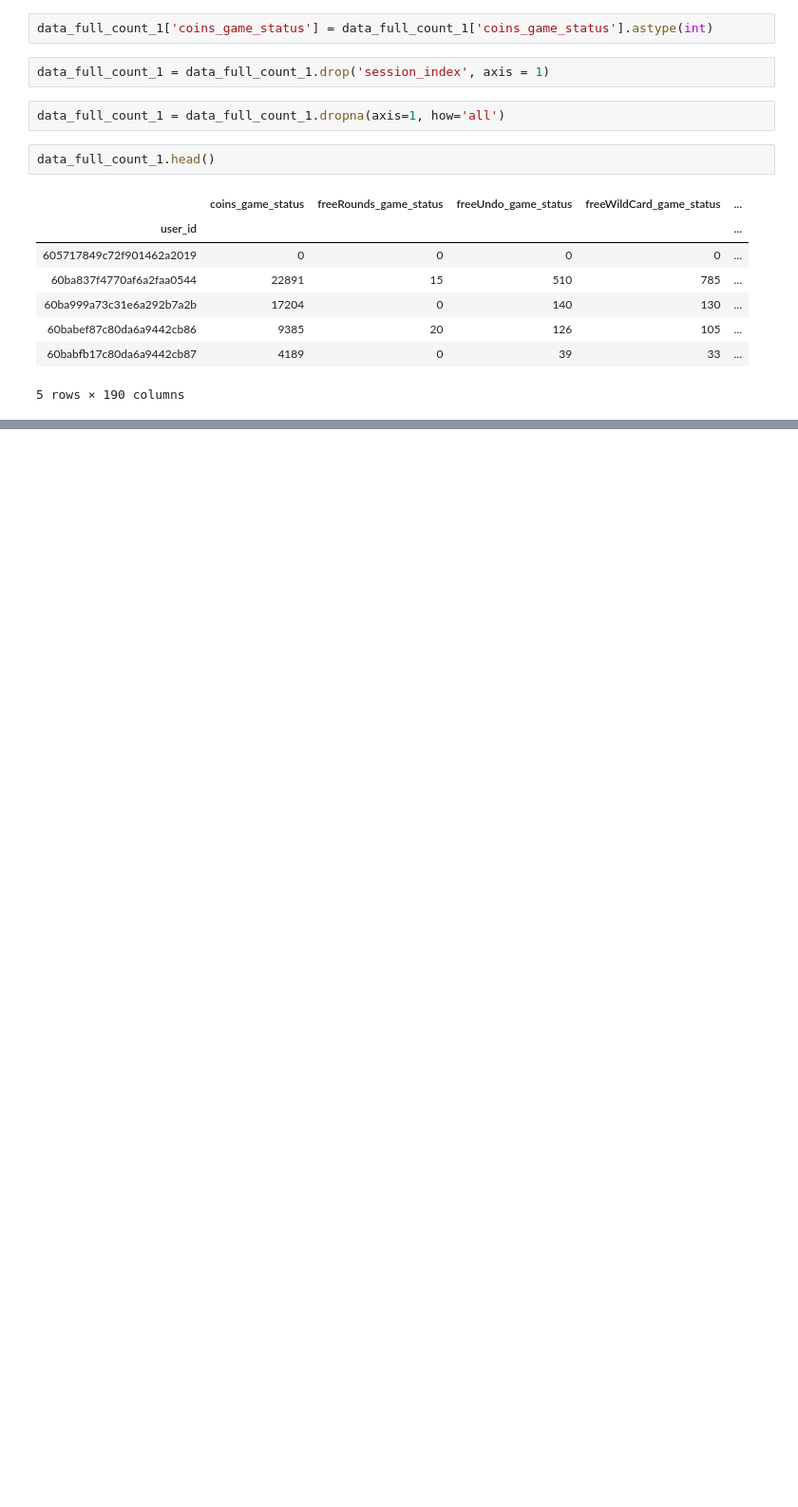
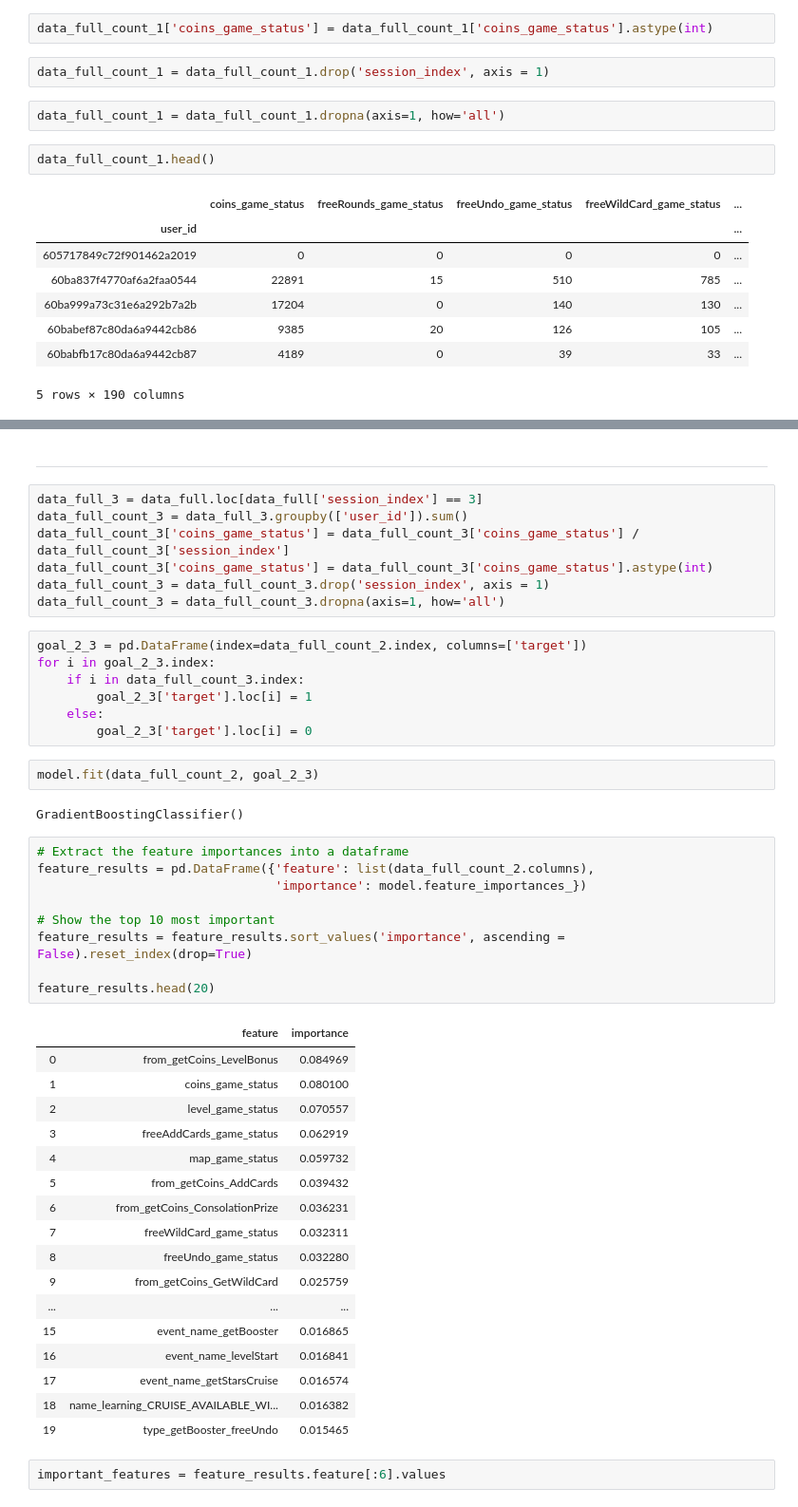
Before and after one commit to smeyanof/game_analysis, a Jupyter notebook: game_analysis.ipynb, the cells around one changed output, grey strips where cells are left out. Shown: that part at 95% size. Drawn from its saved outputs; the diff is of its cells as text; blank space fills up the shorter version.

```diff
--- a/game_analysis.ipynb
+++ b/game_analysis.ipynb
@@ -456,0 +542,49 @@ data_full_count_1.head()
+# %% [markdown]
+----
+# %%
+data_full_3 = data_full.loc[data_full['session_index'] == 3]
+data_full_count_3 = data_full_3.groupby(['user_id']).sum()
+data_full_count_3['coins_game_status'] = data_full_count_3['coins_game_status'] / data_full_count_3['session_index']
+data_full_count_3['coins_game_status'] = data_full_count_3['coins_game_status'].astype(int)
+data_full_count_3 = data_full_count_3.drop('session_index', axis = 1)
+data_full_count_3 = data_full_count_3.dropna(axis=1, how='all')
+# %%
+goal_2_3 = pd.DataFrame(index=data_full_count_2.index, columns=['target'])
+for i in goal_2_3.index:
+    if i in data_full_count_3.index:
+        goal_2_3['target'].loc[i] = 1
+    else:
+        goal_2_3['target'].loc[i] = 0
+# %%
+model.fit(data_full_count_2, goal_2_3)
+# %% [output]
+GradientBoostingClassifier()
+# %%
+# Extract the feature importances into a dataframe
+feature_results = pd.DataFrame({'feature': list(data_full_count_2.columns),
+                                'importance': model.feature_importances_})
+
+# Show the top 10 most important
+feature_results = feature_results.sort_values('importance', ascending = False).reset_index(drop=True)
+
+feature_results.head(20)
+# %% [output]
+|  | feature | importance |
+| 0 | from_getCoins_LevelBonus | 0.084969 |
+| 1 | coins_game_status | 0.080100 |
+| 2 | level_game_status | 0.070557 |
+| 3 | freeAddCards_game_status | 0.062919 |
+| 4 | map_game_status | 0.059732 |
+| 5 | from_getCoins_AddCards | 0.039432 |
+| 6 | from_getCoins_ConsolationPrize | 0.036231 |
+| 7 | freeWildCard_game_status | 0.032311 |
+| 8 | freeUndo_game_status | 0.032280 |
+| 9 | from_getCoins_GetWildCard | 0.025759 |
+| ... | ... | ... |
+| 15 | event_name_getBooster | 0.016865 |
+| 16 | event_name_levelStart | 0.016841 |
+| 17 | event_name_getStarsCruise | 0.016574 |
+| 18 | name_learning_CRUISE_AVAILABLE_WI... | 0.016382 |
+| 19 | type_getBooster_freeUndo | 0.015465 |
+# %%
+important_features = feature_results.feature[:6].values
```
Also changed, not shown: parts of 25 cells of this notebook.
